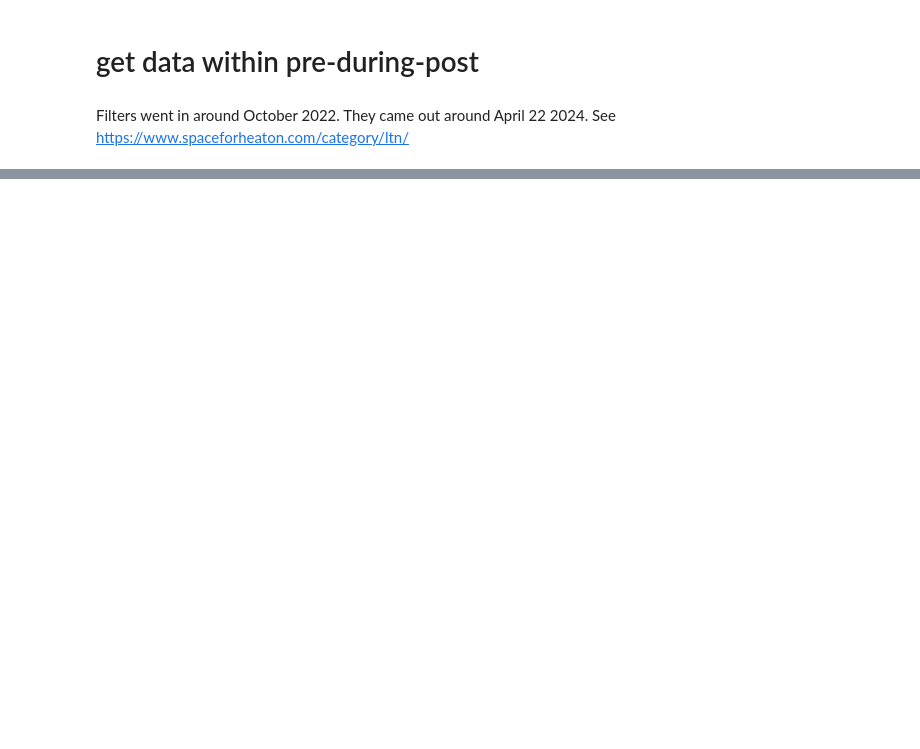
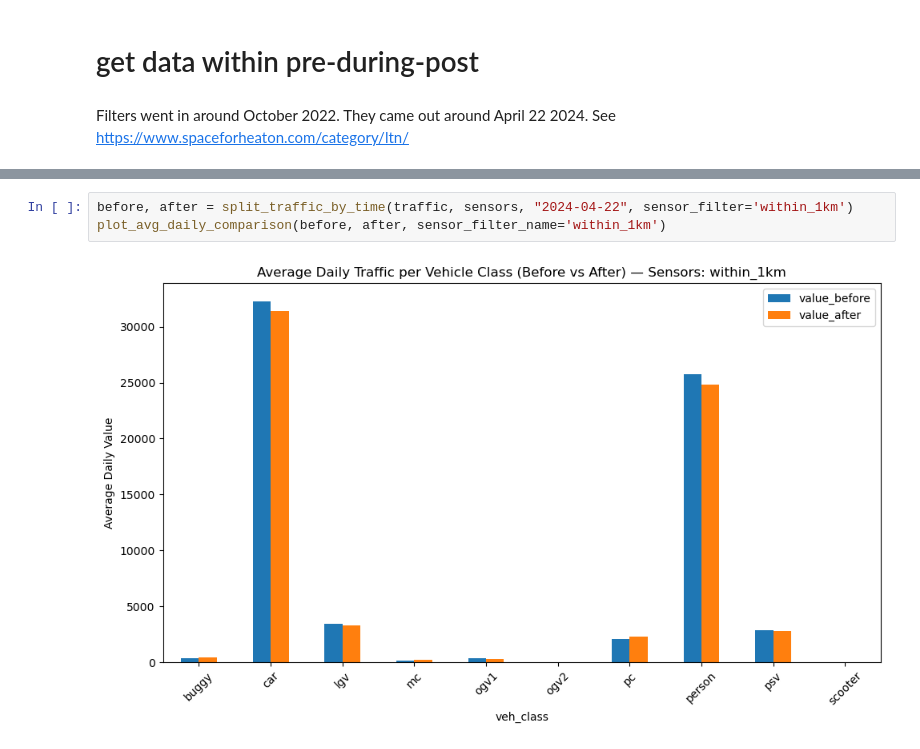
Before and after one commit to Froguin99/heaton-ltn, a Jupyter notebook: code/ltn_study.ipynb, the cells around one changed output, grey strips where cells are left out. Cells and saved outputs as stored; diff of their text form; blank space fills up the shorter version.

```diff
--- a/code/ltn_study.ipynb
+++ b/code/ltn_study.ipynb
@@ -131,0 +300,5 @@ plt.show()
+# %%
+before, after = split_traffic_by_time(traffic, sensors, "2024-04-22", sensor_filter='within_1km')
+plot_avg_daily_comparison(before, after, sensor_filter_name='within_1km')
+# %% [output]
+[figure, added]
```
Also changed, not shown: parts of 17 cells of this notebook.
